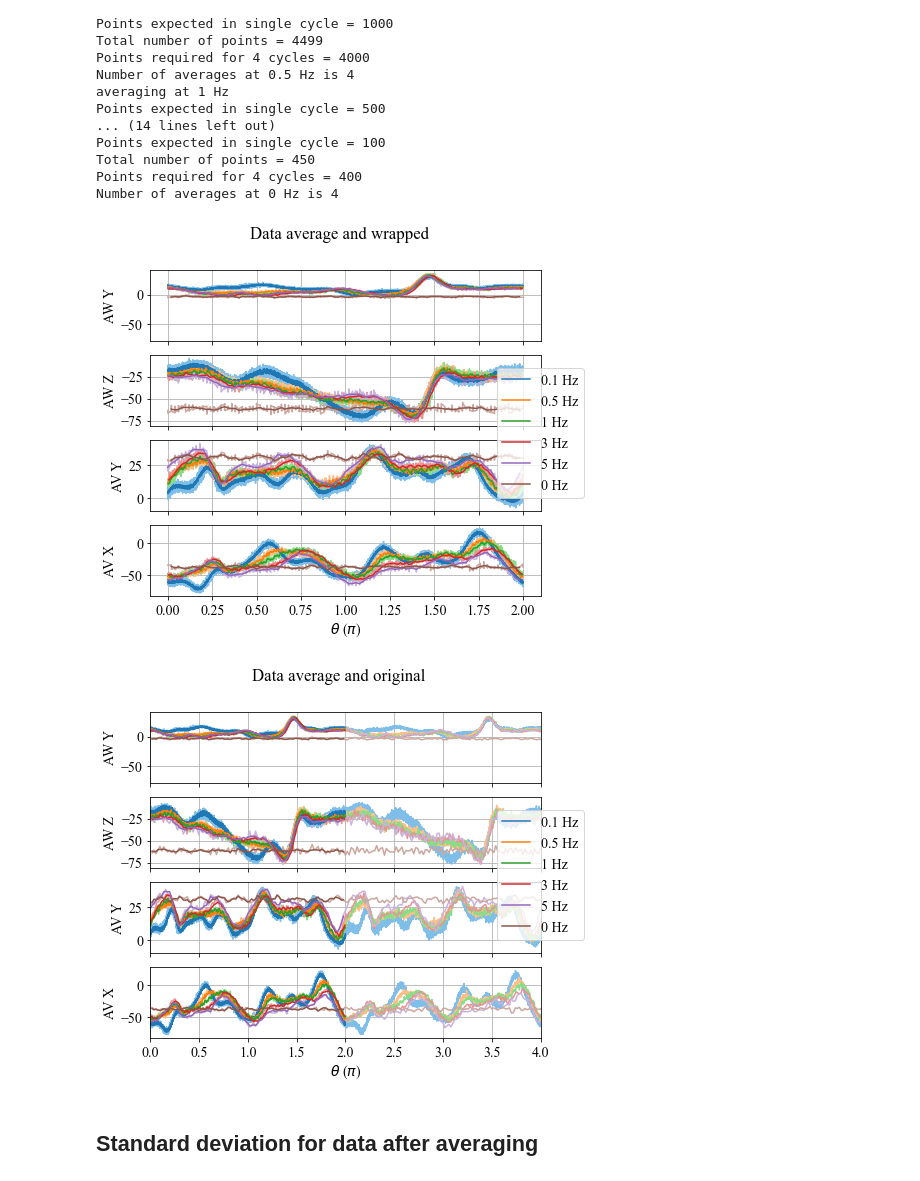
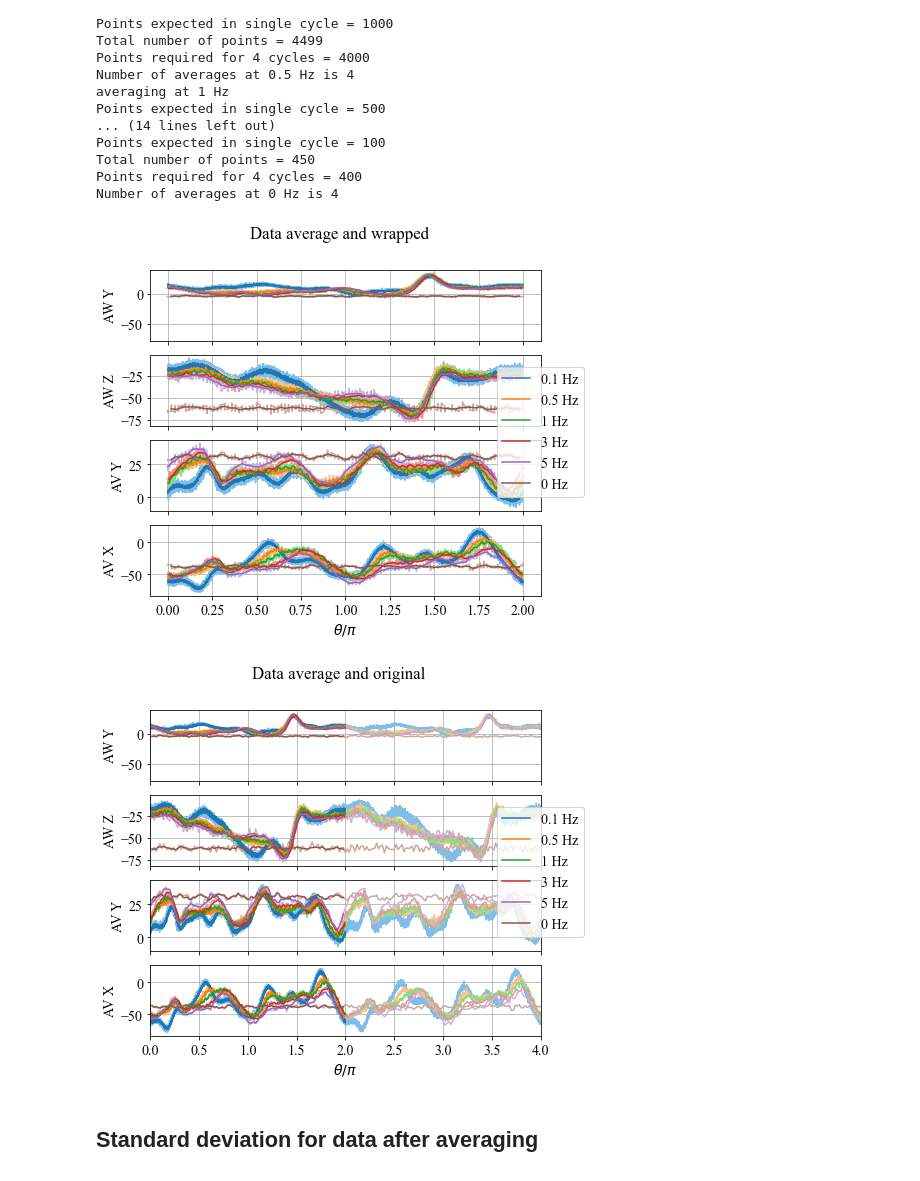
Before and after one commit to nancy-aggarwal/Characterization-of-ARIADNE-source-mass-rotor_Github, a Jupyter notebook: Code/Cut-and-Average-Data-Exp2.ipynb, the cells around one changed output. Drawn from its saved outputs; the diff is of its cells as text; code cells hidden in the pictures.

```diff
--- a/Code/Cut-and-Average-Data-Exp2.ipynb
+++ b/Code/Cut-and-Average-Data-Exp2.ipynb
@@ -366,7 +365,7 @@ sp1.set_ylabel('AW Y (pT)')
 sp2.set_ylabel('AW Z (pT)')
 sp3.set_ylabel('AV Y (pT)')
 sp4.set_ylabel('AV X (pT)')
-sp4.set_xlabel('$\\theta$ (units of $\pi$)')
+sp4.set_xlabel('$\\theta/\pi$')
 sp1.grid()
 sp2.grid()
 sp3.grid()
@@ -412,7 +411,7 @@ sp1.set_ylabel('AW Y (pT)')
 sp2.set_ylabel('AW Z (pT)')
 sp3.set_ylabel('AV Y (pT)')
 sp4.set_ylabel('AV X (pT)')
-sp4.set_xlabel('$\\theta$ (units of $\pi$)')
+sp4.set_xlabel('$\\theta/\pi$')
 sp1.grid()
 sp2.grid()
 sp3.grid()
@@ -448,7 +447,7 @@ sp1.set_ylabel('AW Y')
 sp2.set_ylabel('AW Z')
 sp3.set_ylabel('AV Y')
 sp4.set_ylabel('AV X')
-sp4.set_xlabel('$\\theta$ (units of $\pi$)')
+sp4.set_xlabel('$\\theta/\pi$')
 sp1.grid()
 sp2.grid()
 sp3.grid()
@@ -783,12 +782,12 @@ sp1.set_ylabel('AW Y')
 sp2.set_ylabel('AW Z')
 sp3.set_ylabel('AV Y')
 sp4.set_ylabel('AV X')
-sp4.set_xlabel('$\\theta$ ($\pi$)')
+sp4.set_xlabel('$\\theta/\pi$')
 plt.suptitle('Data average and wrapped')
 if SaveDataFigs:
     plt.savefig(SavePlotDir_Exp2+'Exp2_cut_data_avg.png',bbox_inches='tight',dpi = dpiN)
 # %% [output]
-[figure, old version]
+[figure, new version]
 # %%
 fig, [sp1,sp2,sp3,sp4] = plt.subplots(nrows=4,ncols=1,sharex=True,figsize=(7,6))
 
@@ -805,35 +804,35 @@ for freq in plot_freq:
     sp4.plot(Exp2_data_cut['theta'][freq]/180,Exp2_data_cut['AV']['X'][freq]['B'],color = light_col)
 i_freq = 0
 for freq in plot_freq:
     dark_col = col[i_freq]
     sp1.plot(Exp2_data_cut_avg['theta avg'][freq]/180,Exp2_data_cut_avg['AW']['Y avg'][freq]['B'],label = '{} Hz'.format(freq)
             ,color = dark_col)
     sp2.plot(Exp2_data_cut_avg['theta avg'][freq]/180,Exp2_data_cut_avg['AW']['Z avg'][freq]['B'],
             color = dark_col)
     sp3.plot(Exp2_data_cut_avg['theta avg'][freq]/180,Exp2_data_cut_avg['AV']['Y avg'][freq]['B']
             ,color = dark_col)
     sp4.plot(Exp2_data_cut_avg['theta avg'][freq]/180,Exp2_data_cut_avg['AV']['X avg'][freq]['B'],
             color = dark_col)
     i_freq += 1
 
 sp1.grid()
 sp2.grid()
 sp3.grid()
 sp4.grid()
 # sp2.legend()
 fig.legend(loc='center right')
 sp1.set_ylabel('AW Y')
 sp2.set_ylabel('AW Z')
 sp3.set_ylabel('AV Y')
 sp4.set_ylabel('AV X')
-sp4.set_xlabel('$\\theta$ ($\pi$)')
+sp4.set_xlabel('$\\theta/\pi$')
 plt.suptitle('Data average and original')
 if SaveDataFigs:
     plt.savefig(SavePlotDir_Exp2+'Exp2_cut_data_avg_compare_to_full_set.png',bbox_inches='tight',dpi = dpiN)
     plt.xlim(0,4)
     plt.savefig(SavePlotDir_Exp2+'Exp2_cut_data_avg_compare_to_1_set.png',bbox_inches='tight',dpi = dpiN)
 # %% [output]
-[figure, old version]
+[figure, new version]
 # %% [markdown]
 ## Standard deviation for data after averaging ##
 # %%
```
Also changed, not shown: parts of 10 cells of this notebook, 17 other files.
